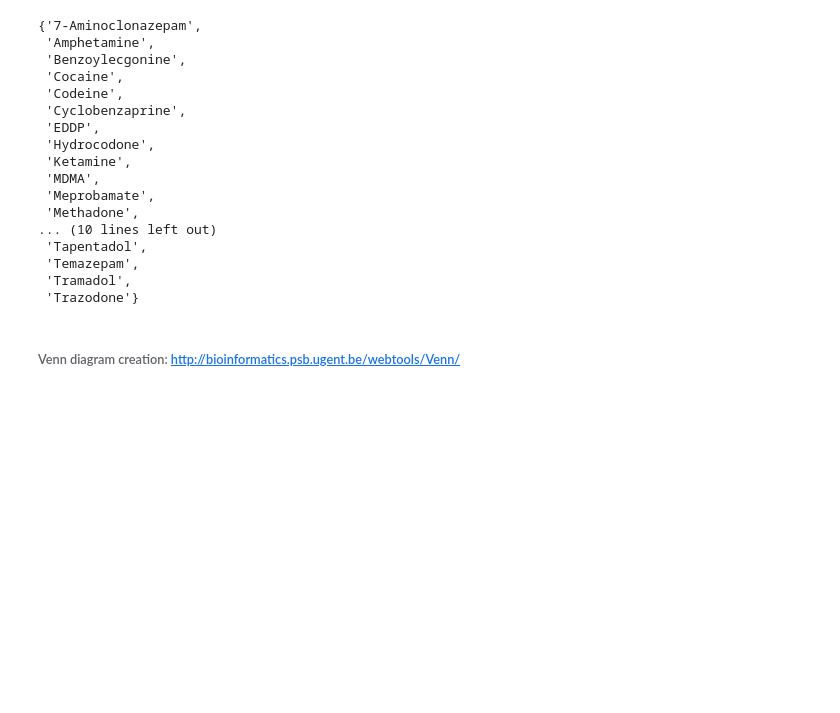
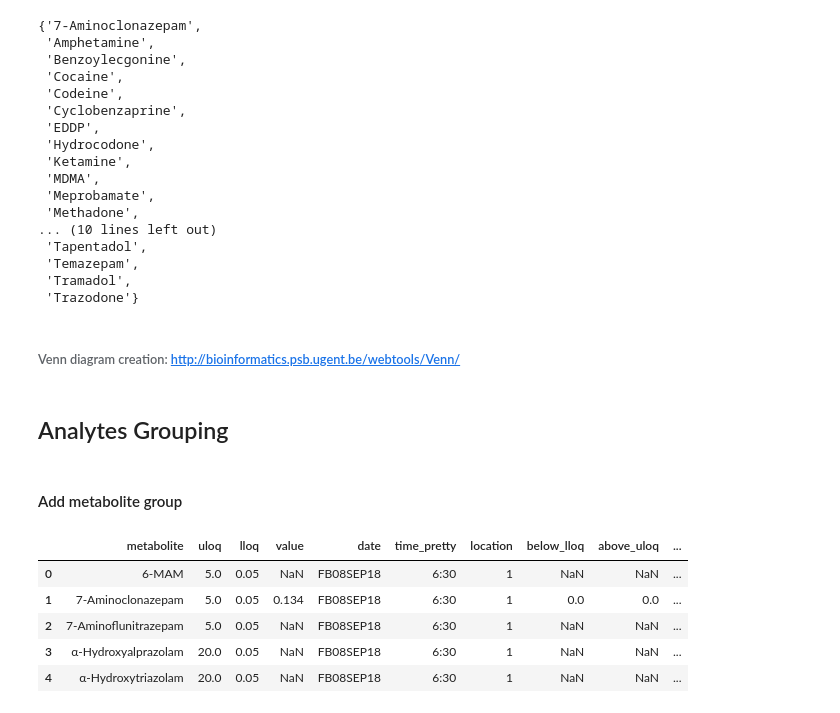
Before and after one commit to mloop/uf-wastewater, a Jupyter notebook: nbs/data_inventory.ipynb, the cells around one changed output. Saved outputs shown, nothing was run; the diff lists cells and outputs as text; code cells hidden in the pictures; blank space fills up the shorter version.

```diff
--- a/nbs/data_inventory.ipynb
+++ b/nbs/data_inventory.ipynb
@@ -206,3 +206,16 @@ waters_set_2
  'Trazodone'}
 # %% [markdown]
 ###### Venn diagram creation: http://bioinformatics.psb.ugent.be/webtools/Venn/
+# %% [markdown]
+## Analytes Grouping
+# %% [markdown]
+#### Add metabolite group
+# %%
+data.head()
+# %% [output]
+|  | metabolite | uloq | lloq | value | date | time_pretty | location | below_lloq | above_uloq | ... |
+| 0 | 6-MAM | 5.0 | 0.05 | NaN | FB08SEP18 | 6:30 | 1 | NaN | NaN | ... |
+| 1 | 7-Aminoclonazepam | 5.0 | 0.05 | 0.134 | FB08SEP18 | 6:30 | 1 | 0.0 | 0.0 | ... |
+| 2 | 7-Aminoflunitrazepam | 5.0 | 0.05 | NaN | FB08SEP18 | 6:30 | 1 | NaN | NaN | ... |
+| 3 | α-Hydroxyalprazolam | 20.0 | 0.05 | NaN | FB08SEP18 | 6:30 | 1 | NaN | NaN | ... |
+| 4 | α-Hydroxytriazolam | 20.0 | 0.05 | NaN | FB08SEP18 | 6:30 | 1 | NaN | NaN | ... |
```
Also changed, not shown: parts of 28 cells of this notebook, 8 other files.
